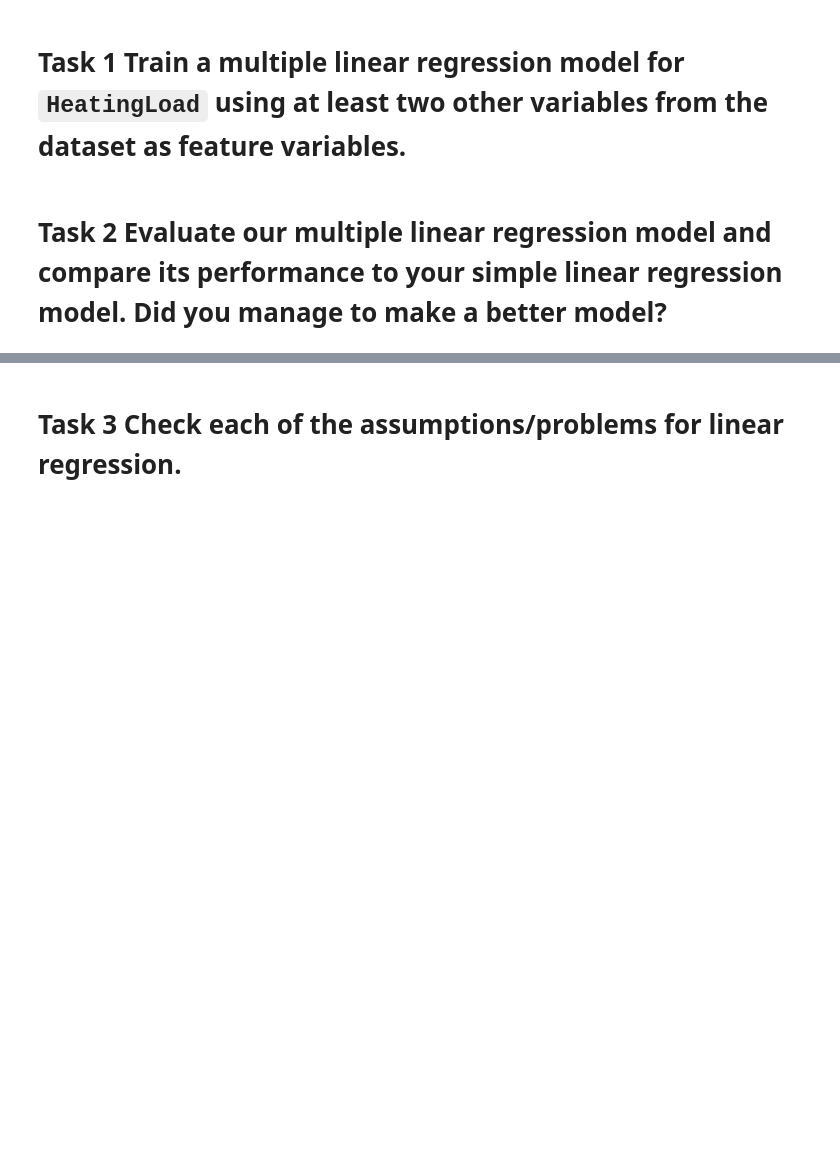
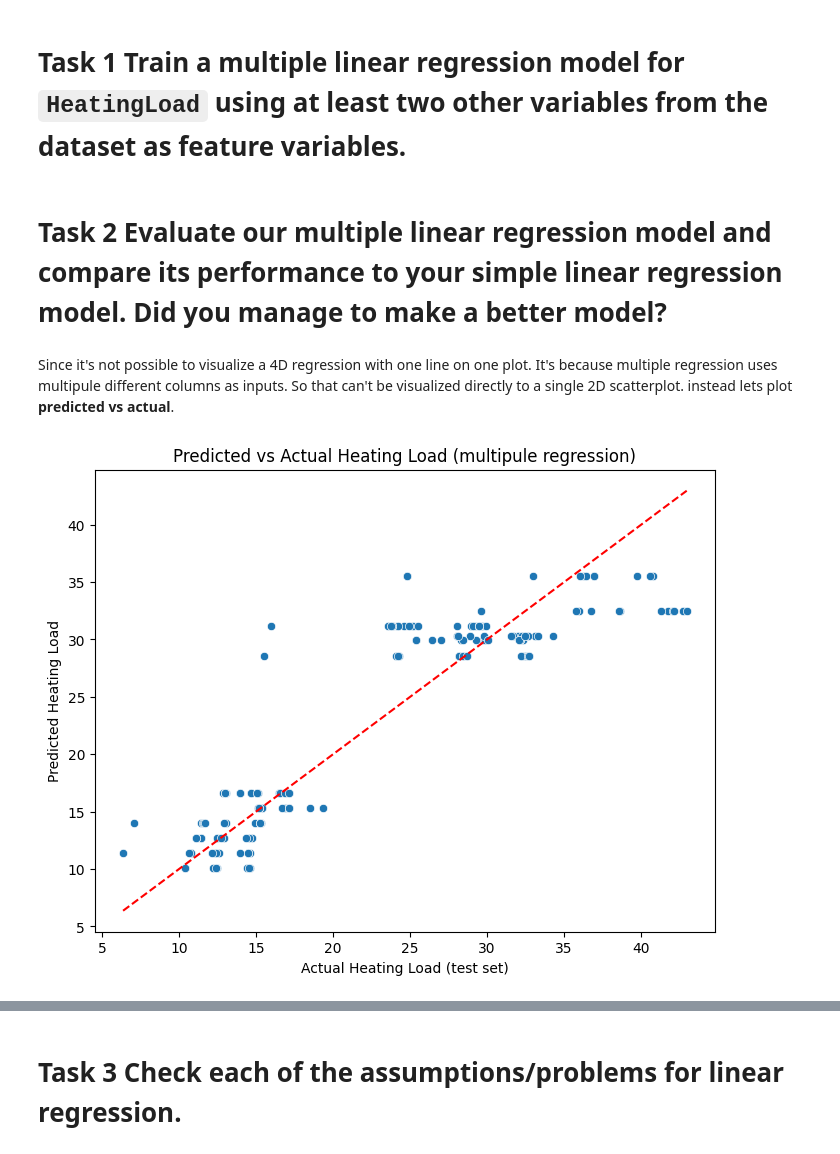
Before and after one commit to Sebastianrix/Data-Things, a Jupyter notebook: 4) Regression/Exercises in linear regression.ipynb, the cells around one changed output, grey strips where cells are left out. Drawn from its saved outputs; the diff is of its cells as text; code cells hidden in the pictures; blank space fills up the shorter version.

```diff
--- a/4) Regression/Exercises in linear regression.ipynb
+++ b/4) Regression/Exercises in linear regression.ipynb
@@ -296,5 +234,38 @@ strong multicollinearity or other numerical problems.
 <h1>Exercise 2</h1>
 # %% [markdown]
 <h1>Task 1 Train a multiple linear regression model for <code>HeatingLoad</code> using at least two other variables from the dataset as feature variables.</h1>
+# %%
+from sklearn.linear_model import LinearRegression
+from sklearn.model_selection import train_test_split
+
+variablesArray = ["SurfaceArea","RoofArea", "WallArea", "OverallHeight"]
+
+x = df[variablesArray]
+y = df['HeatingLoad']
+
+# To avoid overfitting I split the data into training and testing sets
+x_train, x_test, y_train, y_test = train_test_split(x, y, test_size=0.2, random_state=2)
+
+
+MultiModel = LinearRegression()
+MultiModel.fit(x_train, y_train)
+
+y_pred = MultiModel.predict(x_test)
+
+
+print(f"The slope",MultiModel.coef_)
+print(f"The Intercept",MultiModel.intercept_)
 # %% [markdown]
 <h1>Task 2 Evaluate our multiple linear regression model and compare its performance to your simple linear regression model. Did you manage to make a better model?</h1>
+# %% [markdown]
+<p>Since it's not possible to visualize a 4D regression with one line on one plot. It's because multiple regression uses multipule different columns as inputs. So that can't be visualized directly to a single 2D scatterplot. instead lets plot <strong>predicted vs actual</strong>.</p>
+# %%
+plt.figure(figsize=(8, 6))
+sns.scatterplot(x=y_test, y=y_pred)
+plt.plot([y_test.min(), y_test.max()], [y_test.min(), y_test.max()], color='red', linestyle='--')
+plt.xlabel('Actual Heating Load (test set)')
+plt.ylabel('Predicted Heating Load')
+plt.title('Predicted vs Actual Heating Load (multipule regression)')
+plt.show()
+# %% [output]
+[figure, added]
```
Also changed, not shown: parts of 9 cells of this notebook.
